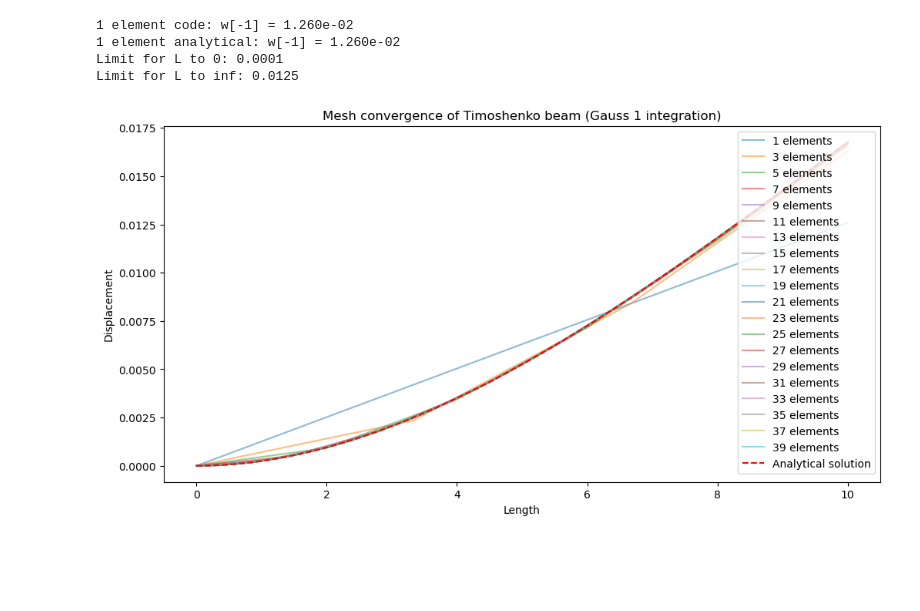
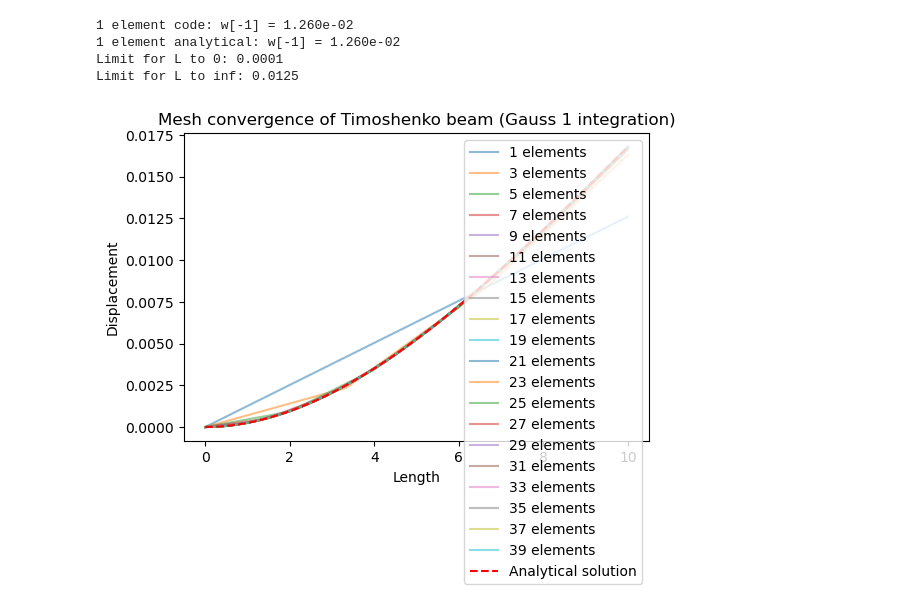
Before and after one commit to TeachBooks/mirror_computational_modelling, a Jupyter notebook: book/structural_linear/timoshenko.ipynb, the cells around one changed output. Cells and saved outputs as stored; diff of their text form; code cells hidden in the pictures; blank space fills up the shorter version.

```diff
--- a/book/structural_linear/timoshenko.ipynb
+++ b/book/structural_linear/timoshenko.ipynb
@@ -505,14 +505,14 @@ def simulate(n_element,L):
 
     return x, a
 # %%
-L = 10                 # Length
-x, a = simulate(10, L)
+x, a = simulate(10)
 
 # Separate theta and w values
 theta = a[0::2]         # Select every 1st value starting from index 0
 w = a[1::2]             # Select every 2nd value starting from index 1
 print(f'1 element code gives: w[-1] = {w[-1]:.3e}')
 
+L = 10                  # Length
 EI = 2e4                # Bending stiffness
 GA_s = 1e5              # Shear stiffness
 f_y = 0                 # Distributed load
@@ -532,18 +532,18 @@ import numpy as np
 import matplotlib.pyplot as plt
 
 number_elements = 50
-plt.figure(figsize=(12,6))
+plt.figure(figsize=(6,4))
 
 n = np.arange(1, number_elements+1, 3)
 for i in range(len(n)):
-    x, a = simulate(n[i], L)
+    x, a = simulate(n[i])
 
     # Separate theta and w values
     theta = a[0::2]  # Select every 1st value starting from index 0
     w = a[1::2]     # Select every 2nd value starting from index 1
     plt.plot(x,w, label= f'{n[i]} elements', alpha=0.5)
 
-x = np.linspace(0,L,100)
+x = np.linspace(0,10,100)
 w_analytical = - F_y * (x - L)/GA_s - F_y*x/(2*EI)*(L**2-x**2/3) + 1/3*F_y*L**3/EI
 w_ana = w_analytical[::-1]
 plt.plot(x, w_ana, label='Analytical solution', c='r', linestyle='--')
@@ -556,0 +557,11 @@ plt.legend(loc='best');
+# %%
+number_elements = 50
+
+n = np.arange(1, number_elements+1, 1)
+w_2gauss = np.zeros(len(n))
+for i in range(len(n)):
+    x, a = simulate(n[i])
+    w_2gauss[i] = a[-1]
+
+x = 0
+w_analytical = - F_y * (x - L)/GA_s - F_y*x/(2*EI)*(L**2-x**2/3) + 1/3*F_y*L**3/EI
@@ -627,21 +648,21 @@ def get_element_force(T, F_y, f_y, dx):
 
     return f_e
 # %%
-L = 10                 # Length
-x, a = simulate(1, L)
+x, a = simulate(1)
 
 # Separate theta and w values
 theta = a[0::2]         # Select every 1st value starting from index 0
 w = a[1::2]             # Select every 2nd value starting from index 1
 print(f'1 element code: w[-1] = {w[-1]:.3e}')
 
+L = 10                  # Length
 EI = 2e4                # Bending stiffness
 GA_s = 1e5              # Shear stiffness
 f_y = 0                 # Distributed load
 T = 0                   # Applied moment
 F_y = 1
+
 print(f'1 element analytical: w[-1] = {F_y*(EI/L + GA_s*L/4)/(EI*GA_s/L**2):.3e}')
-
 print(f'Limit for L to 0: {F_y*L/GA_s}')
 print(f'Limit for L to inf: {F_y*L**3/(4*EI)}')
 # %% [output]
@@ -650,27 +671,26 @@ print(f'Limit for L to inf: {F_y*L**3/(4*EI)}')
 Limit for L to 0: 0.0001
 Limit for L to inf: 0.0125
 # %%
-L=10
 number_elements = 40
-plt.figure(figsize=(12,6))
+plt.figure(figsize=(6,4))
 
 n = np.arange(1, number_elements+1, 2)
 for i in range(len(n)):
-    x, a = simulate(n[i],L)
+    x, a = simulate(n[i])
 
     # Separate theta and w values
     theta = a[0::2]  # Select every 1st value starting from index 0
     w = a[1::2]     # Select every 2nd value starting from index 1
     plt.plot(x,w, label= f'{n[i]} elements', alpha=0.5)
 
-x = np.linspace(0,L,100)
+x = np.linspace(0,10,100)
 w_analytical = - F_y * (x - L)/GA_s - F_y*x/(2*EI)*(L**2-x**2/3) + 1/3*F_y*L**3/EI
 w_ana = w_analytical[::-1]
 plt.plot(x, w_ana, label='Analytical solution', c='r', linestyle='--')
 
 plt.title('Mesh convergence of Timoshenko beam (Gauss 1 integration)')
 plt.xlabel('Length')
 plt.ylabel('Displacement')
 plt.legend(loc='best');
 # %% [output]
-[figure, old version]
+[figure, new version]
```
Also changed, not shown: parts of 5 cells of this notebook.
